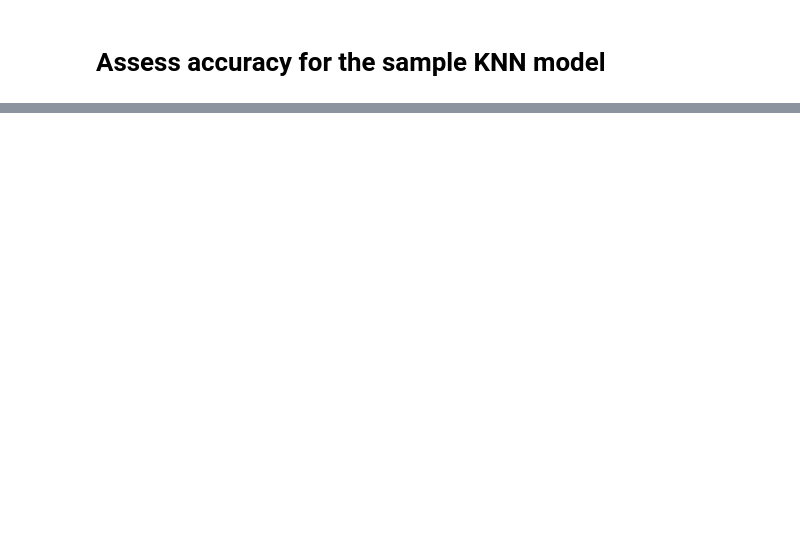
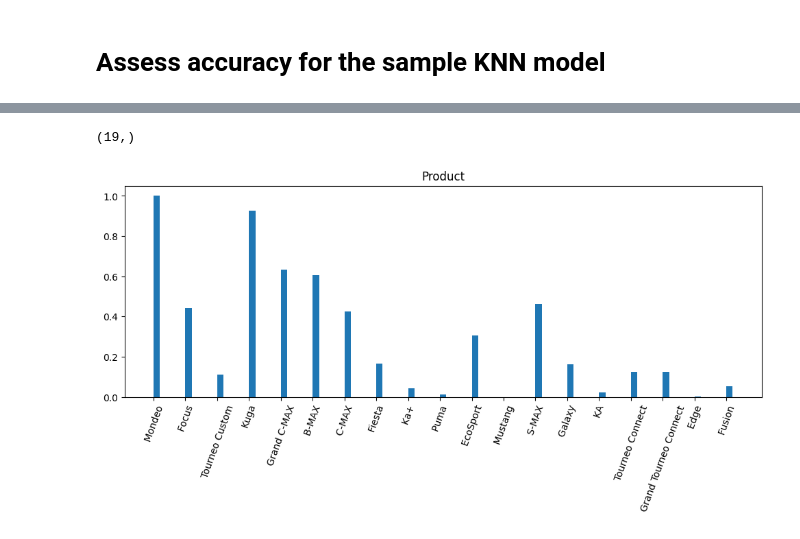
Before and after one commit to ddoggdiggitty/INFS-768-project, a Jupyter notebook: Group Project/Programming/makeKNN.ipynb, the cells around one changed output, grey strips where cells are left out. Saved outputs shown, nothing was run; the diff lists cells and outputs as text; code cells hidden in the pictures; blank space fills up the shorter version.

```diff
--- a/Group Project/Programming/makeKNN.ipynb
+++ b/Group Project/Programming/makeKNN.ipynb
@@ -152,0 +183,23 @@ plt.show()
+# %%
+# scale numeric data with a scale factor
+def scale(arr:np.ndarray,
+          scaleFactor:int=1) -> dict:
+    min = arr.min()
+    max = arr.max()
+    arr = scaleFactor * (arr - min) / (max - min)
+    return dict(arr=arr, min=min, max=max, scaleFactor=scaleFactor)
+
+
+prod = error_counts * error_percentage
+scaleItem = scale(prod)
+prod = scaleItem.get("arr")
+print(np.shape(prod))
+
+plt.figure(figsize=(12, 4))
+plt.bar(range(error_counts.size), height=prod, align='edge', width=0.2)
+plt.xticks(range(error_counts.size), names, rotation=70)
+plt.title("Product")
+plt.show()
+# %% [output]
+(19,)
+[figure, added]
```
Also changed, not shown: parts of 10 cells of this notebook, 2 other files.
